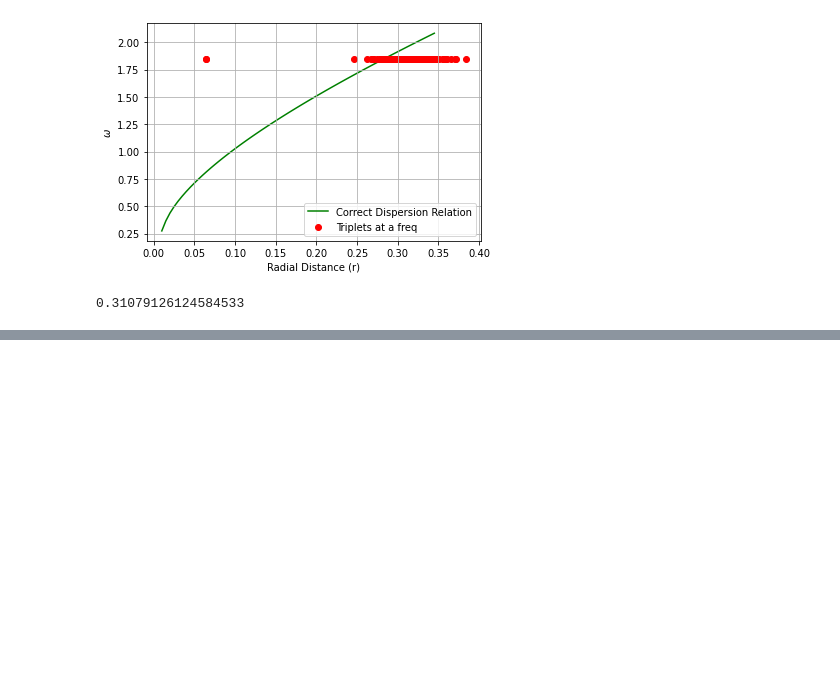
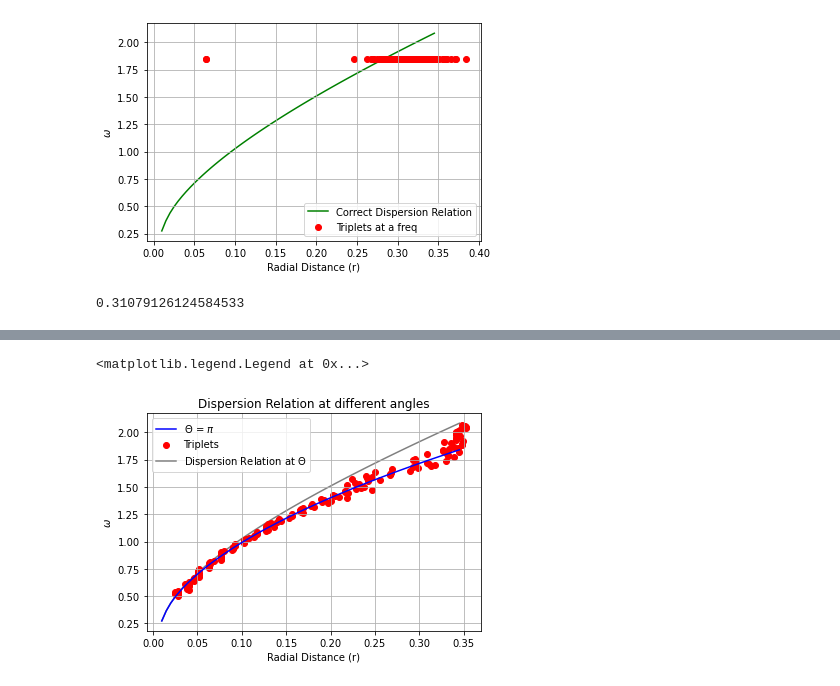
Before and after one commit to joeyanderson1/4th-Year-Thesis, a Jupyter notebook: Triplet Accuracy.ipynb, the cells around one changed output, grey strips where cells are left out. Saved outputs shown, nothing was run; the diff lists cells and outputs as text; code cells hidden in the pictures; blank space fills up the shorter version.

```diff
--- a/Triplet Accuracy.ipynb
+++ b/Triplet Accuracy.ipynb
@@ -257,0 +360,15 @@ sum(k_above_energy)/len(k_above_energy)
+# %%
+plt.plot(disp_r_pi, (disp_ww_for_theta_pi + disp_ww_for_theta_0)/2 , color='blue', label = '$\Theta$ = $\pi$')
+
+r, theta, freqs, kx, ky, disp_r,disp_ww_for_theta = plot_disp_relation_and_points_at_theta(0, thresh_freq = 0.5 ,
+                                                  max_freq = 2.08, step_size = 0.01, h=100,
+                                                  z = z, U=U, psi = 0)
+
+plt.grid(True)
+plt.xlabel('Radial Distance (r)')
+plt.ylabel('$\omega$')
+plt.title("Dispersion Relation at different angles")
+plt.legend()
+# %% [output]
+<matplotlib.legend.Legend at 0x...>
+[figure, added]
```
Also changed, not shown: parts of 9 cells of this notebook.
